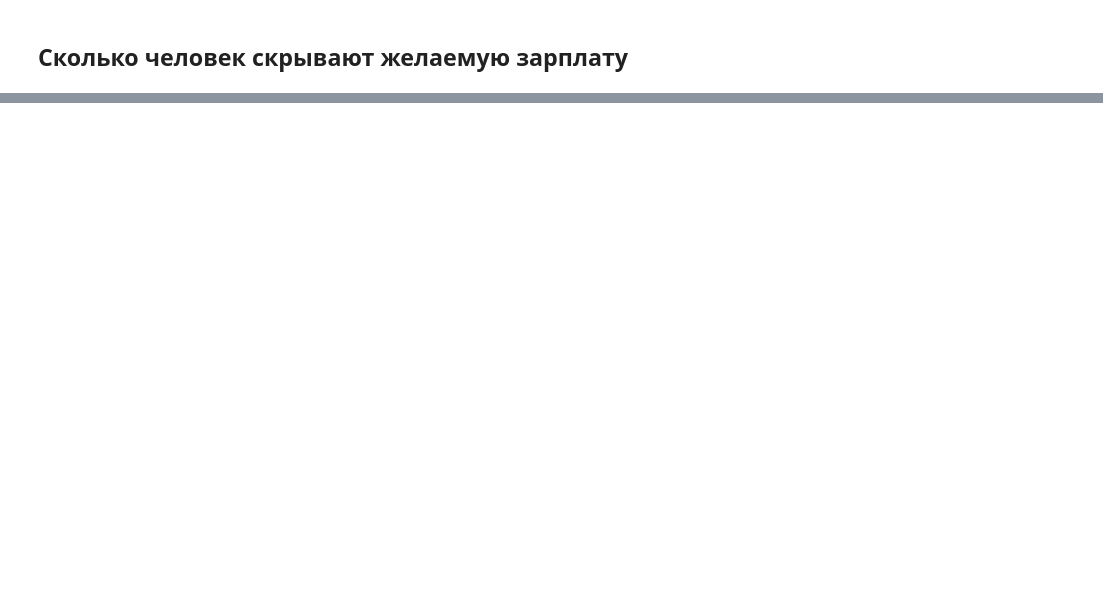
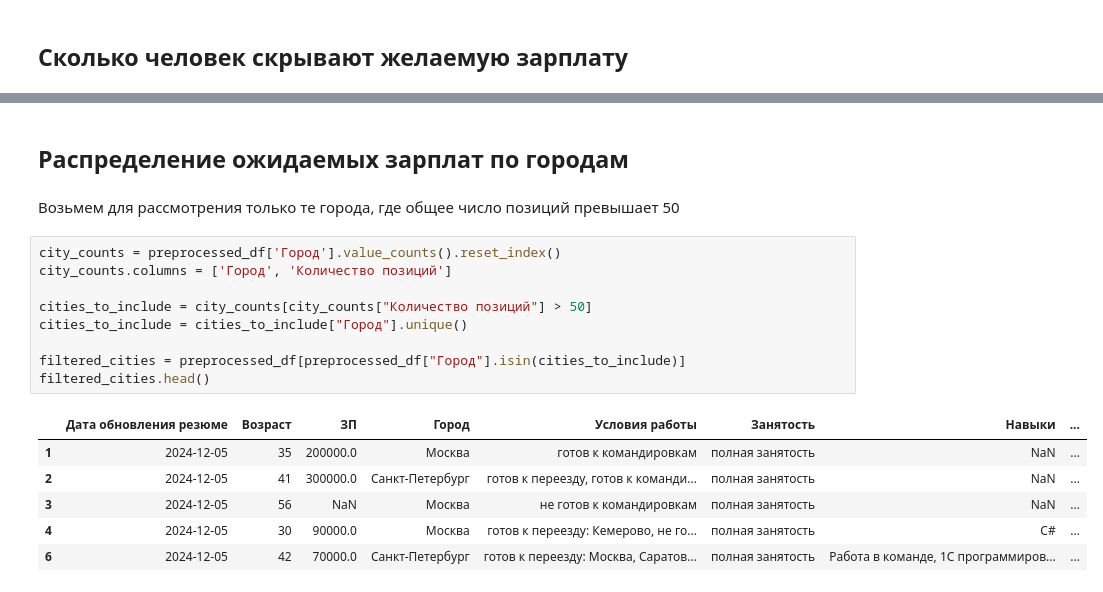
Before and after one commit to wilfordaf/HHru-Data-Analysis, a Jupyter notebook: notebooks/hypothesis.ipynb, the cells around one changed output, grey strips where cells are left out. Saved outputs shown, nothing was run; the diff lists cells and outputs as text; blank space fills up the shorter version.

```diff
--- a/notebooks/hypothesis.ipynb
+++ b/notebooks/hypothesis.ipynb
@@ -76,0 +309,20 @@ fig.show()
+# %% [markdown]
+## Распределение ожидаемых зарплат по городам
+# %% [markdown]
+Возьмем для рассмотрения только те города, где общее число позиций превышает 50
+# %%
+city_counts = preprocessed_df['Город'].value_counts().reset_index()
+city_counts.columns = ['Город', 'Количество позиций']
+
+cities_to_include = city_counts[city_counts["Количество позиций"] > 50]
+cities_to_include = cities_to_include["Город"].unique()
+
+filtered_cities = preprocessed_df[preprocessed_df["Город"].isin(cities_to_include)]
+filtered_cities.head()
+# %% [output]
+|  | Дата обновления резюме | Возраст | ЗП | Город | Условия работы | Занятость | Навыки | ... |
+| 1 | 2024-12-05 | 35 | 200000.0 | Москва | готов к командировкам | полная занятость | NaN | ... |
+| 2 | 2024-12-05 | 41 | 300000.0 | Санкт-Петербург | готов к переезду, готов к команди... | полная занятость | NaN | ... |
+| 3 | 2024-12-05 | 56 | NaN | Москва | не готов к командировкам | полная занятость | NaN | ... |
+| 4 | 2024-12-05 | 30 | 90000.0 | Москва | готов к переезду: Кемерово, не го... | полная занятость | C# | ... |
+| 6 | 2024-12-05 | 42 | 70000.0 | Санкт-Петербург | готов к переезду: Москва, Саратов... | полная занятость | Работа в команде, 1С программиров... | ... |
```
Also changed, not shown: parts of 44 cells of this notebook, 2 other files.
